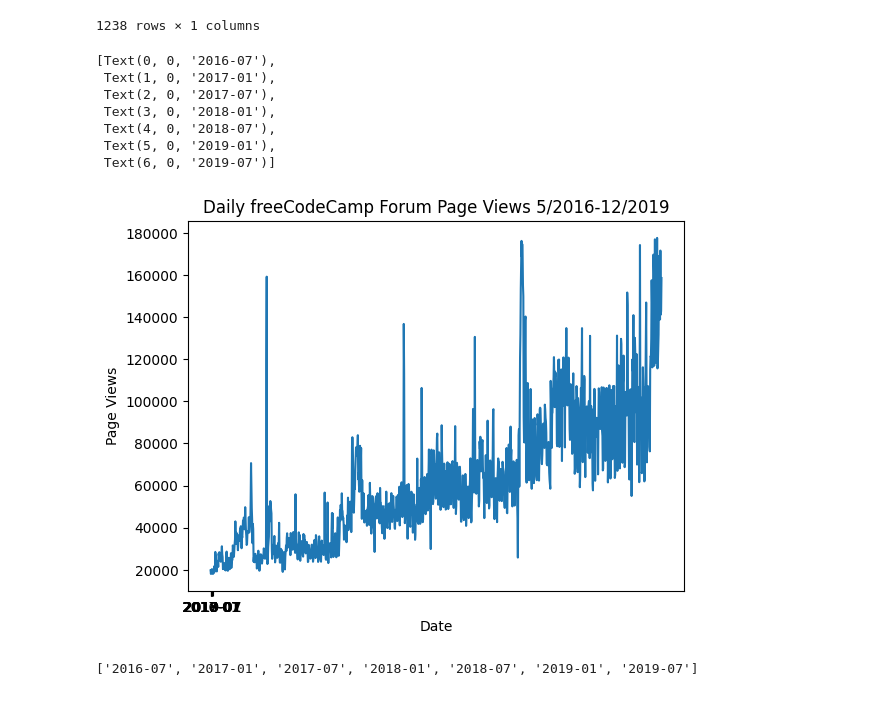
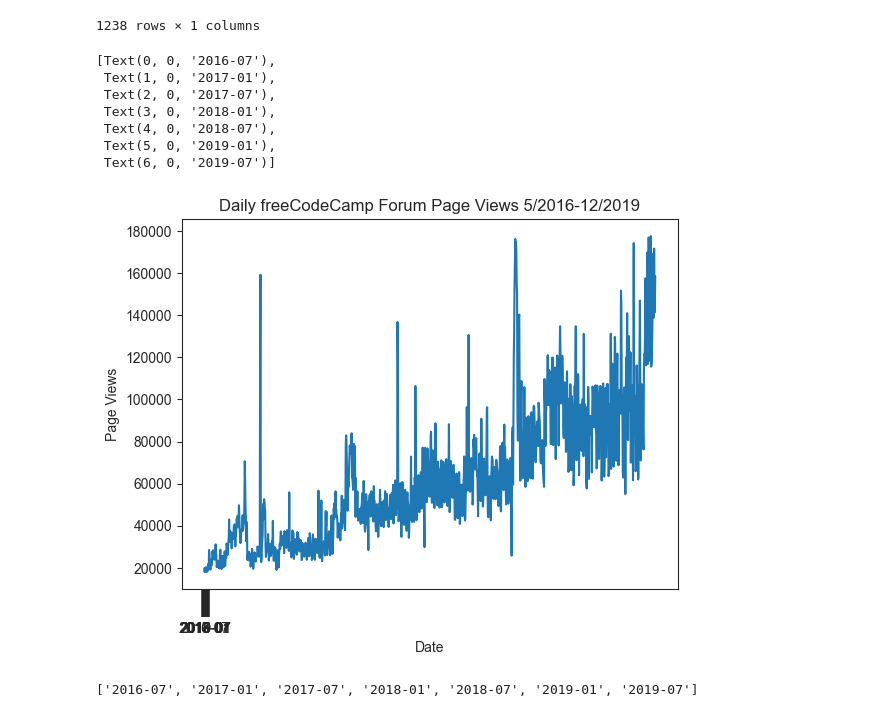
Before and after one commit to PeterAvgerinos/PyCerts, a Jupyter notebook: PyDataAn/projects/project4/Untitled.ipynb, the cells around one changed output. Cells and saved outputs as stored; diff of their text form; code cells hidden in the pictures.

```diff
--- a/PyDataAn/projects/project4/Untitled.ipynb
+++ b/PyDataAn/projects/project4/Untitled.ipynb
@@ -46,26 +46,27 @@ df
 1238 rows × 1 columns
 # %%
 # Draw line plot
+sns.set_style(rc={ 'xtick.bottom': True})
 fig = sns.lineplot(data=df, x='date', y='value')
 fig.set_xlabel('Date')
 fig.set_ylabel('Page Views')
 fig.set(title = 'Daily freeCodeCamp Forum Page Views 5/2016-12/2019')
 xticklabels = []
 for i in range (0, 1238):
     string = f"{df.index[i].split('-')[0]}-{df.index[i].split('-')[1]}"
     if ((df.index[i].split('-')[1] == "01") | (df.index[i].split('-')[1] == "07")) & (string not in xticklabels):
         xticklabels.append(string)
 fig.set_xticks(range(7))
 fig.set_xticklabels(xticklabels)
 # %% [output]
 [Text(0, 0, '2016-07'),
  Text(1, 0, '2017-01'),
  Text(2, 0, '2017-07'),
  Text(3, 0, '2018-01'),
  Text(4, 0, '2018-07'),
  Text(5, 0, '2019-01'),
  Text(6, 0, '2019-07')]
-[figure, old version]
+[figure, new version]
 # %%
 xticklabels
 # %% [output]
```
